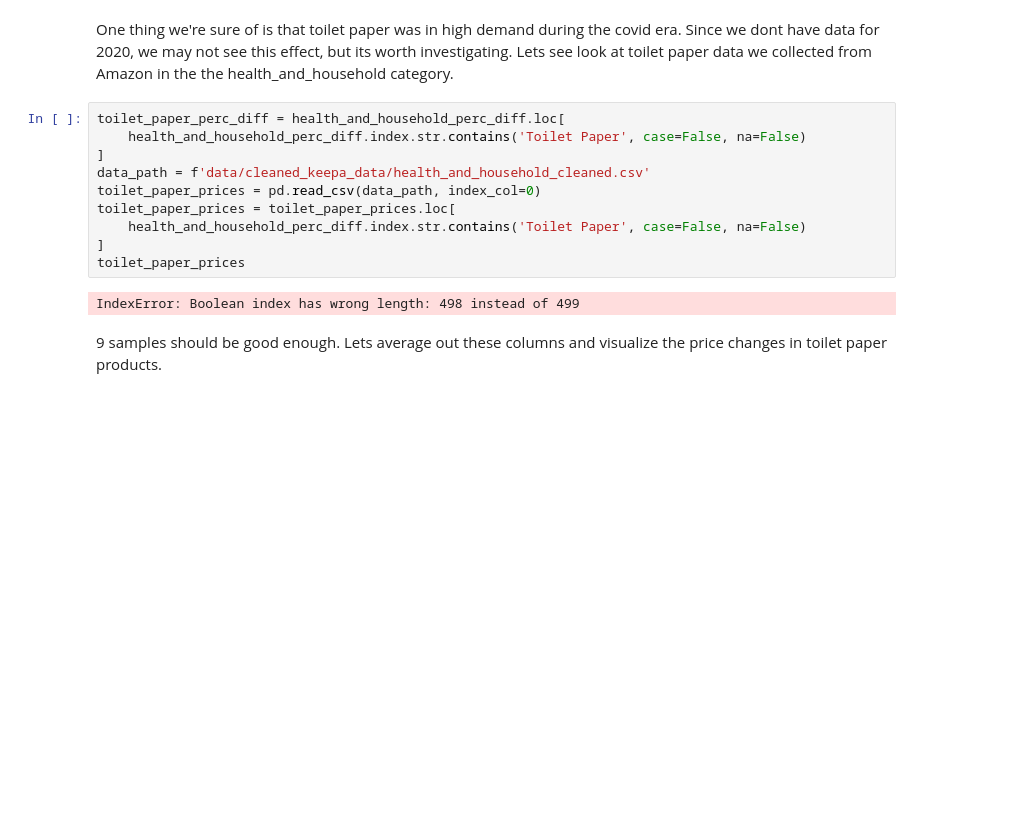
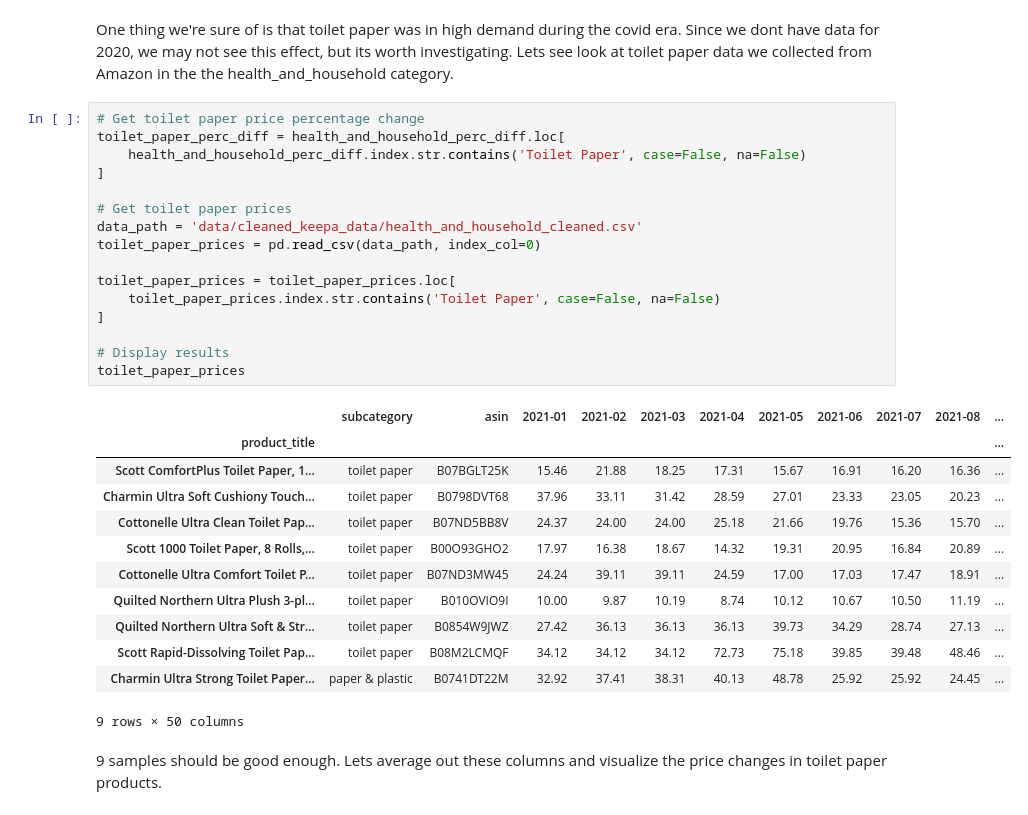
Before and after one commit to domwrm/Amazon-Pricing-Anlysis, a Jupyter notebook: EDACheckpoint_Group031_WI25.ipynb, the cells around one changed output. Cells and saved outputs as stored; diff of their text form; blank space fills up the shorter version.

Commit message:
Final touches for EDA Checkpoint

```diff
--- a/EDACheckpoint_Group031_WI25.ipynb
+++ b/EDACheckpoint_Group031_WI25.ipynb
@@ -626,17 +598,34 @@ toys_perc_diff = transform_perc('toys')
 # %% [markdown]
 One thing we're sure of is that toilet paper was in high demand during the covid era. Since we dont have data for 2020, we may not see this effect, but its worth investigating. Lets see look at toilet paper data we collected from Amazon in the the health_and_household category.
 # %%
+# Get toilet paper price percentage change
 toilet_paper_perc_diff = health_and_household_perc_diff.loc[
     health_and_household_perc_diff.index.str.contains('Toilet Paper', case=False, na=False)
 ]
-data_path = f'data/cleaned_keepa_data/health_and_household_cleaned.csv'
+
+# Get toilet paper prices
+data_path = 'data/cleaned_keepa_data/health_and_household_cleaned.csv'
 toilet_paper_prices = pd.read_csv(data_path, index_col=0)
+
 toilet_paper_prices = toilet_paper_prices.loc[
-    health_and_household_perc_diff.index.str.contains('Toilet Paper', case=False, na=False)
+    toilet_paper_prices.index.str.contains('Toilet Paper', case=False, na=False)
 ]
+
+# Display results
 toilet_paper_prices
 # %% [output]
+|  | subcategory | asin | 2021-01 | 2021-02 | 2021-03 | 2021-04 | 2021-05 | 2021-06 | 2021-07 | 2021-08 | ... |
+| product_title |  |  |  |  |  |  |  |  |  |  | ... |
+| Scott ComfortPlus Toilet Paper, 1... | toilet paper | B07BGLT25K | 15.46 | 21.88 | 18.25 | 17.31 | 15.67 | 16.91 | 16.20 | 16.36 | ... |
+| Charmin Ultra Soft Cushiony Touch... | toilet paper | B0798DVT68 | 37.96 | 33.11 | 31.42 | 28.59 | 27.01 | 23.33 | 23.05 | 20.23 | ... |
+| Cottonelle Ultra Clean Toilet Pap... | toilet paper | B07ND5BB8V | 24.37 | 24.00 | 24.00 | 25.18 | 21.66 | 19.76 | 15.36 | 15.70 | ... |
+| Scott 1000 Toilet Paper, 8 Rolls,... | toilet paper | B00O93GHO2 | 17.97 | 16.38 | 18.67 | 14.32 | 19.31 | 20.95 | 16.84 | 20.89 | ... |
+| Cottonelle Ultra Comfort Toilet P... | toilet paper | B07ND3MW45 | 24.24 | 39.11 | 39.11 | 24.59 | 17.00 | 17.03 | 17.47 | 18.91 | ... |
+| Quilted Northern Ultra Plush 3-pl... | toilet paper | B010OVIO9I | 10.00 | 9.87 | 10.19 | 8.74 | 10.12 | 10.67 | 10.50 | 11.19 | ... |
+| Quilted Northern Ultra Soft & Str... | toilet paper | B0854W9JWZ | 27.42 | 36.13 | 36.13 | 36.13 | 39.73 | 34.29 | 28.74 | 27.13 | ... |
+| Scott Rapid-Dissolving Toilet Pap... | toilet paper | B08M2LCMQF | 34.12 | 34.12 | 34.12 | 72.73 | 75.18 | 39.85 | 39.48 | 48.46 | ... |
+| Charmin Ultra Strong Toilet Paper... | paper & plastic | B0741DT22M | 32.92 | 37.41 | 38.31 | 40.13 | 48.78 | 25.92 | 25.92 | 24.45 | ... |
-IndexError: Boolean index has wrong length: 498 instead of 499
+9 rows × 50 columns
 # %% [markdown]
 9 samples should be good enough. Lets average out these columns and visualize the price changes in toilet paper products.
 # %%
```
Also changed, not shown: parts of 20 cells of this notebook.
